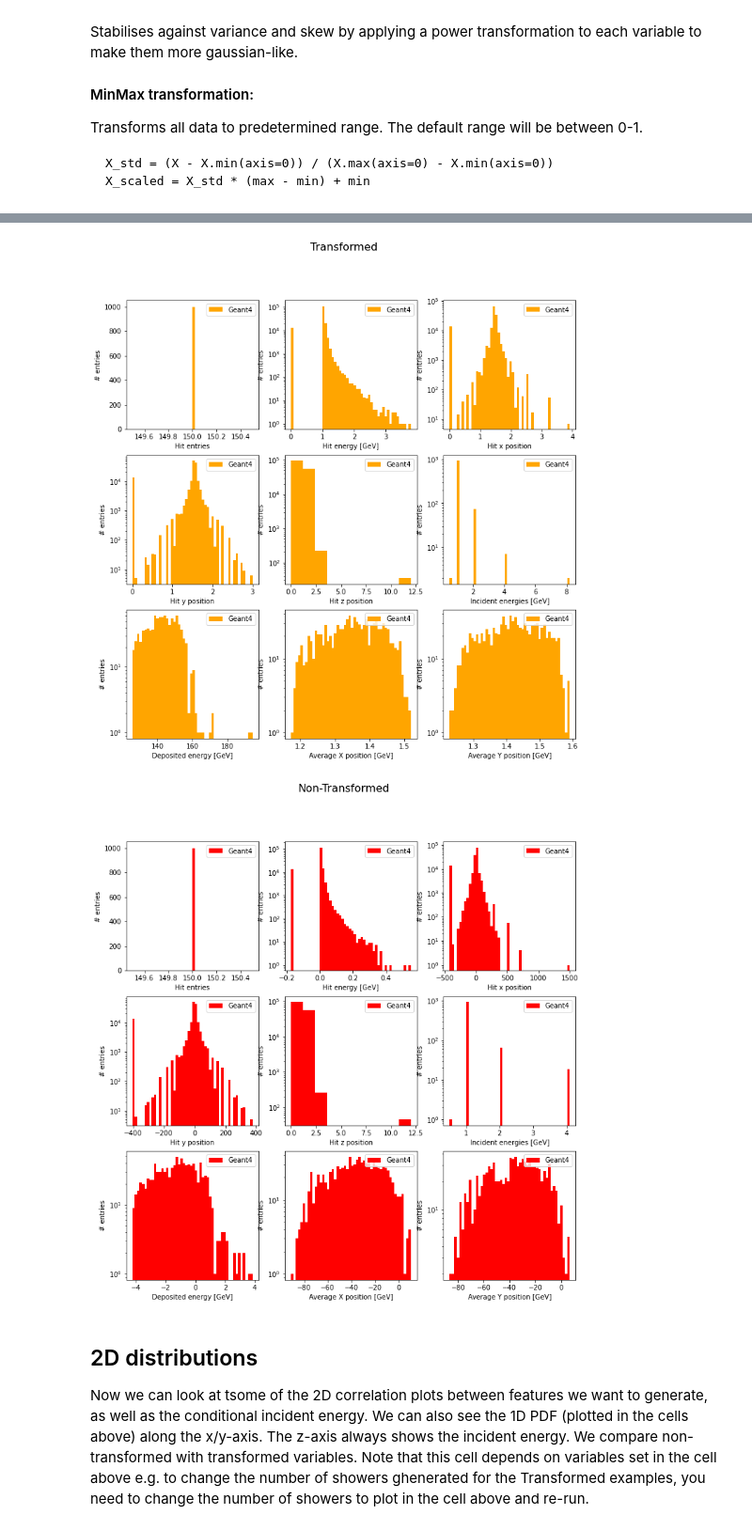
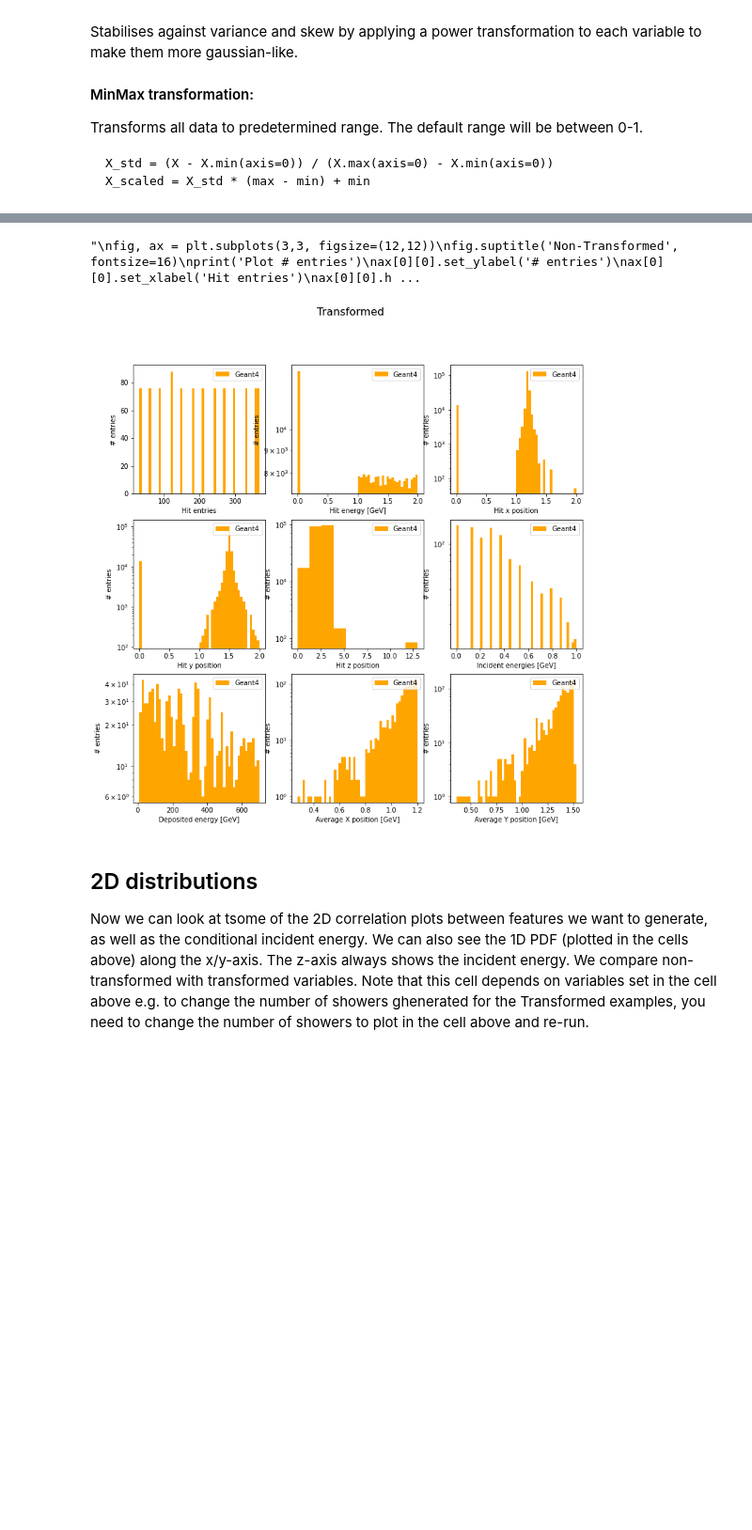
Before and after one commit to vincentchen566/tdsm_encoder, a Jupyter notebook: tdsm_encoder.ipynb, the cells around one changed output, grey strips where cells are left out. Shown at 94% size. Saved outputs shown, nothing was run; the diff lists cells and outputs as text; code cells hidden in the pictures; blank space fills up the shorter version.

````diff
--- a/tdsm_encoder.ipynb
+++ b/tdsm_encoder.ipynb
@@ -23,16 +39,15 @@ import util.dataset_structure, util.display, util.model
 import tqdm
 from pickle import load
 from IPython import display
-
+import wandb
 device = 'cuda' if torch.cuda.is_available() else 'cpu'
 
 # Set the value used to pad events in pad_events.py
 padding_value = 0.0
 
 dataset = "dataset_1_photons_padded_nentry"
-#dataset_store_path = "/eos/user/j/jthomasw/tdsm_encoder/datasets/minmax_transformer/"
-dataset_store_path = "/eos/user/j/jthomasw/tdsm_encoder/datasets/test_3/"
-#dataset_store_path = "/eos/user/j/jthomasw/tdsm_encoder/datasets/power_transformer/"
+#dataset_store_path = "/eos/user/j/jthomasw/tdsm_encoder/datasets/test_4/"
+dataset_store_path = "/eos/user/j/jthomasw/tdsm_encoder/datasets/smeared_padding/"
 transform = None
 transform_y = None
 mask = True
@@ -79,8 +94,8 @@ print('Working directory: ', workingdir)
 
 files_list_ = []
 for filename in os.listdir(dataset_store_path):
-    #if fnmatch.fnmatch(filename, dataset + '12*.pt') or fnmatch.fnmatch(filename, dataset + '21*.pt') or fnmatch.fnmatch(filename, dataset + '30*.pt'):
-    if fnmatch.fnmatch(filename, dataset + '1*.pt'):
+    #if fnmatch.fnmatch(filename, dataset + '12*.pt') or fnmatch.fnmatch(filename, dataset + '27*.pt') or fnmatch.fnmatch(filename, dataset + '36*.pt'):
+    if fnmatch.fnmatch(filename, dataset + '12*.pt'):
         files_list_.append(os.path.join(dataset_store_path, filename))
 print(files_list_)
 
@@ -155,7 +170,7 @@ X_std = (X - X.min(axis=0)) / (X.max(axis=0) - X.min(axis=0))
 X_scaled = X_std * (max - min) + min
 ```
 # %%
-# Non-transformed variables
+'''# Non-transformed variables
 dists = util.display.plot_distribution(files_list_, energy_trans_file='transform_e.pkl', x_trans_file='transform_x.pkl', y_trans_file='transform_y.pkl', nshowers_2_plot=1000)
 entries = dists[0]
 all_incident_e = dists[1]
@@ -166,10 +181,10 @@ all_y = dists[5]
 all_z = dists[6]
 all_hit_ine = dists[7]
 average_x_shower = dists[8]
-average_y_shower = dists[9]
+average_y_shower = dists[9]'''
 
 # Transformed variables
-dists_trans = util.display.plot_distribution(files_list_, nshowers_2_plot=1000)
+dists_trans = util.display.plot_distribution(files_list_, nshowers_2_plot=1000, padding_value=padding_value)
 entries = dists_trans[0]
 all_incident_e_trans = dists_trans[1]
 total_deposited_e_shower_trans = dists_trans[2]
@@ -245,10 +260,10 @@ ax[2][2].hist(average_y_shower_trans, 50, color='orange', label='Geant4')
 ax[2][2].set_yscale('log')
 ax[2][2].legend(loc='upper right')
 
-fig.show()
 save_name = os.path.join(dataset_store_path,'input_dists_transformed.png')
 fig.savefig(save_name)
 
+"""
 fig, ax = plt.subplots(3,3, figsize=(12,12))
 fig.suptitle('Non-Transformed', fontsize=16)
 print('Plot # entries')
@@ -316,6 +331,7 @@ ax[2][2].legend(loc='upper right')
 fig.show()
 save_name = os.path.join(dataset_store_path,'input_dists_non_transformed.png')
 fig.savefig(save_name)
+"""
 # %% [output]
 # showers to plot: 1000
 plot_distribution running on input type 'files'
@@ -333,9 +349,9 @@ plot_distribution running on input type 'files'
 Plot incident energies
 Plot total deposited hit energy per shower
 Plot av. X position per shower
 Plot av. Y position per shower
+"\nfig, ax = plt.subplots(3,3, figsize=(12,12))\nfig.suptitle('Non-Transformed', fontsize=16)\nprint('Plot # entries')\nax[0][0].set_ylabel('# entries')\nax[0][0].set_xlabel('Hit entries')\nax[0][0].h ...
-[figure, old version]
+[figure, new version]
-[figure, removed]
 # %% [markdown]
 ## 2D distributions
 Now we can look at tsome of the 2D correlation plots between features we want to generate, as well as the conditional incident energy. We can also see the 1D PDF (plotted in the cells above) along the x/y-axis. The z-axis always shows the incident energy. We compare non-transformed with transformed variables. Note that this cell depends on variables set in the cell above e.g. to change the number of showers ghenerated for the Transformed examples, you need to change the number of showers to plot in the cell above and re-run.
````
Also changed, not shown: parts of 10 cells of this notebook, 3 other files.
